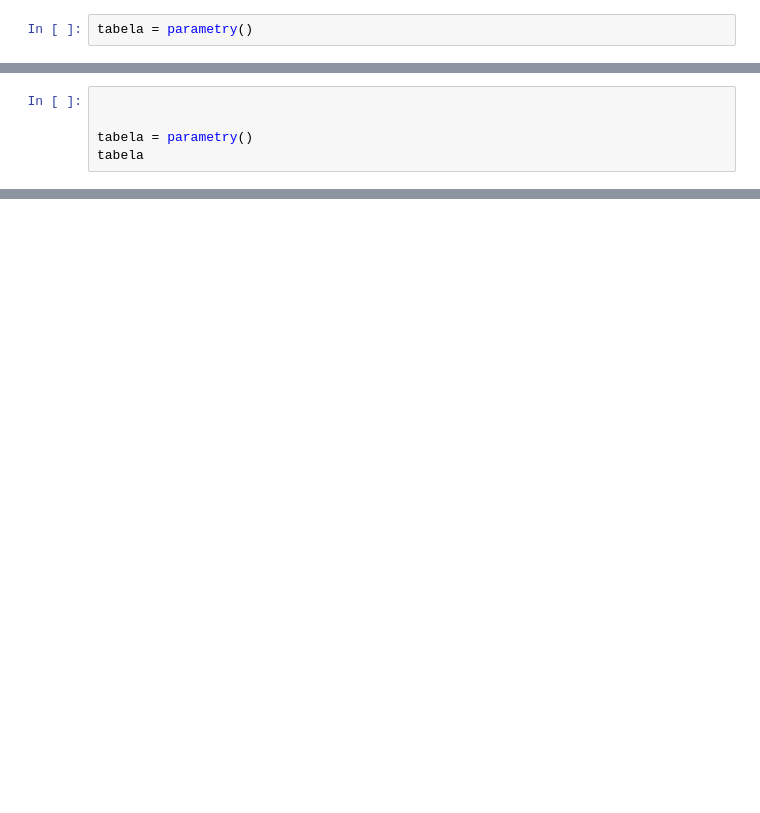
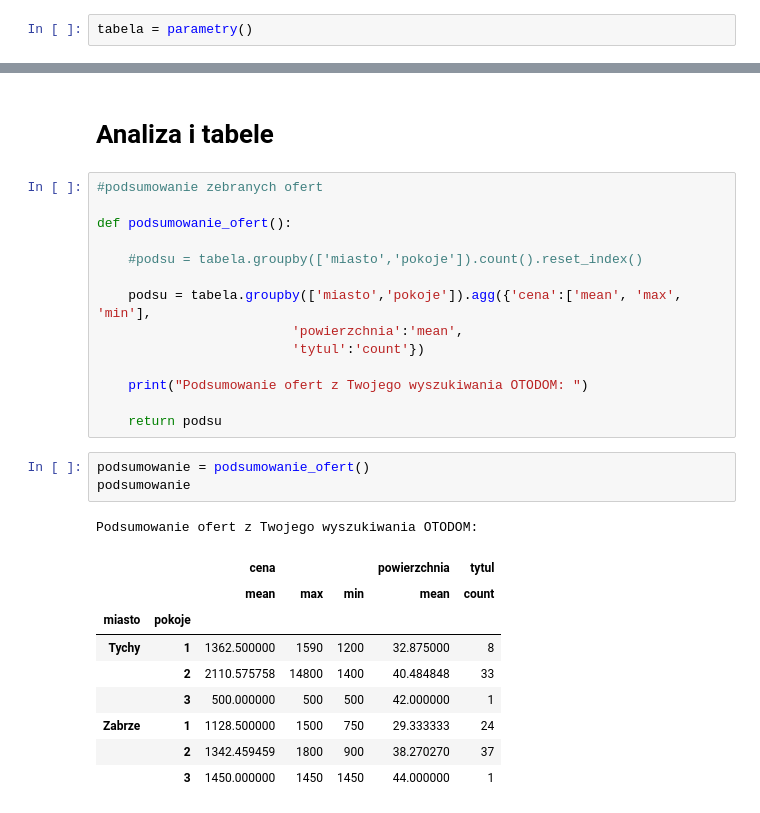
Before and after one commit to 191919201921/OTODOM_WEB_SCRAPER, a Jupyter notebook: Projekt Końcowy - scraper.ipynb, the cells around one changed output, grey strips where cells are left out. Saved outputs shown, nothing was run; the diff lists cells and outputs as text; blank space fills up the shorter version.

```diff
--- a/Projekt Końcowy - scraper.ipynb
+++ b/Projekt Końcowy - scraper.ipynb
@@ -430,5 +190,0 @@ def parametry():
-# %%
-
-
-tabela = parametry()
-tabela
@@ -468,0 +203,30 @@ frames = [df,tabela]
+# %% [markdown]
+# Analiza i tabele
+# %%
+#podsumowanie zebranych ofert
+
+def podsumowanie_ofert():
+
+    #podsu = tabela.groupby(['miasto','pokoje']).count().reset_index()
+
+    podsu = tabela.groupby(['miasto','pokoje']).agg({'cena':['mean', 'max', 'min'],
+                         'powierzchnia':'mean',
+                         'tytul':'count'})
+
+    print("Podsumowanie ofert z Twojego wyszukiwania OTODOM: ")
+
+    return podsu
+# %%
+podsumowanie = podsumowanie_ofert()
+podsumowanie
+# %% [output]
+Podsumowanie ofert z Twojego wyszukiwania OTODOM:
+|  |  | cena |  |  | powierzchnia | tytul |
+|  |  | mean | max | min | mean | count |
+| miasto | pokoje |  |  |  |  |  |
+| Tychy | 1 | 1362.500000 | 1590 | 1200 | 32.875000 | 8 |
+|  | 2 | 2110.575758 | 14800 | 1400 | 40.484848 | 33 |
+|  | 3 | 500.000000 | 500 | 500 | 42.000000 | 1 |
+| Zabrze | 1 | 1128.500000 | 1500 | 750 | 29.333333 | 24 |
+|  | 2 | 1342.459459 | 1800 | 900 | 38.270270 | 37 |
+|  | 3 | 1450.000000 | 1450 | 1450 | 44.000000 | 1 |
```
Also changed, not shown: parts of 45 cells of this notebook.
